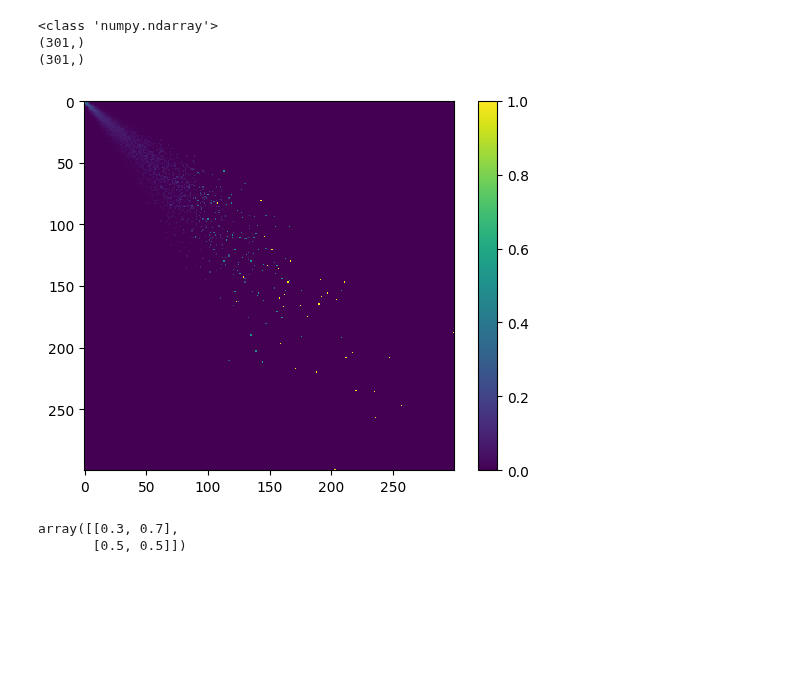
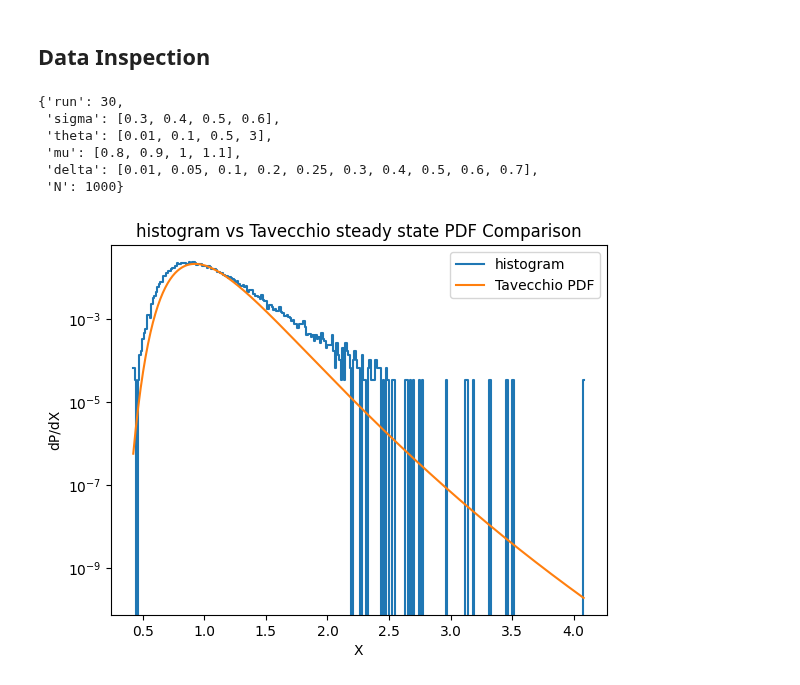
Before and after one commit to falric05/AII-Flare-prediction, a Jupyter notebook: notebooks/Data_inspection.ipynb, the cells around one changed output. Drawn from its saved outputs; the diff is of its cells as text; code cells hidden in the pictures; blank space fills up the shorter version.

```diff
--- a/notebooks/Data_inspection.ipynb
+++ b/notebooks/Data_inspection.ipynb
@@ -243,37 +1,2 @@ True
-# %%
-#sigma 0-3,theta 0-3, delta 0-9
-A = grid[:,0,1,7,:]
-actual_df = pd.DataFrame(A[:,:params['N']-1].flatten(), columns=['Actual_value'])
-next_df = pd.DataFrame(A[:,1:].flatten(), columns=['Next_value'])
-actual_next_df = pd.concat([actual_df, next_df], axis=1)
-# h, xedges, yedges, _ = plt.hist2d(actual_next_df.Actual_value, actual_next_df.Next_value, bins=(300, 300), cmap=plt.cm.jet)
-h, xedges, y_edges = np.histogram2d(actual_next_df.Actual_value, actual_next_df.Next_value, bins=(300, 300))
-#plt.colorbar()
-#plt.show()
-#plt.imshow(h, interpolation='none')
-#plt.show()
-print(type(h))
-print(xedges.shape)
-print(yedges.shape)
-denominator = h.sum(axis=0)
-denominator[denominator==0] = 1
-h = h / denominator
-plt.imshow(h, interpolation='none')
-plt.colorbar()
-plt.show()
-
-#the more delta increases the more the ouput value around 0??
-# %% [output]
-<class 'numpy.ndarray'>
-(301,)
-(301,)
-[figure, removed]
-# %%
-h = np.array([[3,7],[1,1]]).T
-denominator = h.sum(axis=0)
-denominator[denominator==0] = 1
-h = h / denominator
-h.T
-# %% [output]
-array([[0.3, 0.7],
-       [0.5, 0.5]])
+# %% [markdown]
+## Data Inspection
@@ -279,0 +9,25 @@ array([[0.3, 0.7],
+# %%
+# initialize data loader
+data_loader = DataLoader()
+# get the grid
+grid = data_loader.get_grid()
+# get params dictionary
+params = data_loader.get_params()
+
+params
+# %% [output]
+{'run': 30,
+ 'sigma': [0.3, 0.4, 0.5, 0.6],
+ 'theta': [0.01, 0.1, 0.5, 3],
+ 'mu': [0.8, 0.9, 1, 1.1],
+ 'delta': [0.01, 0.05, 0.1, 0.2, 0.25, 0.3, 0.4, 0.5, 0.6, 0.7],
+ 'N': 1000}
+# %%
+# if the light curve values are high for a certain combination of parameter the following plot could not work
+# in that case try by increasing the dstep (default value 0.01)
+run, mu, sigma, theta, delta = 0, 1, 0.5, 3, 0.2
+title = 'histogram vs Tavecchio steady state PDF Comparison'
+fplt.plot_grid_PDF(grid, params, nbins=300, run=run, sigma=sigma, theta=theta, mu=mu, delta=delta,
+                   on_run=False, dstep=1e-2, title=title)
+# %% [output]
+[figure, added]
```
Also changed, not shown: parts of 29 cells of this notebook, 3 other files.
